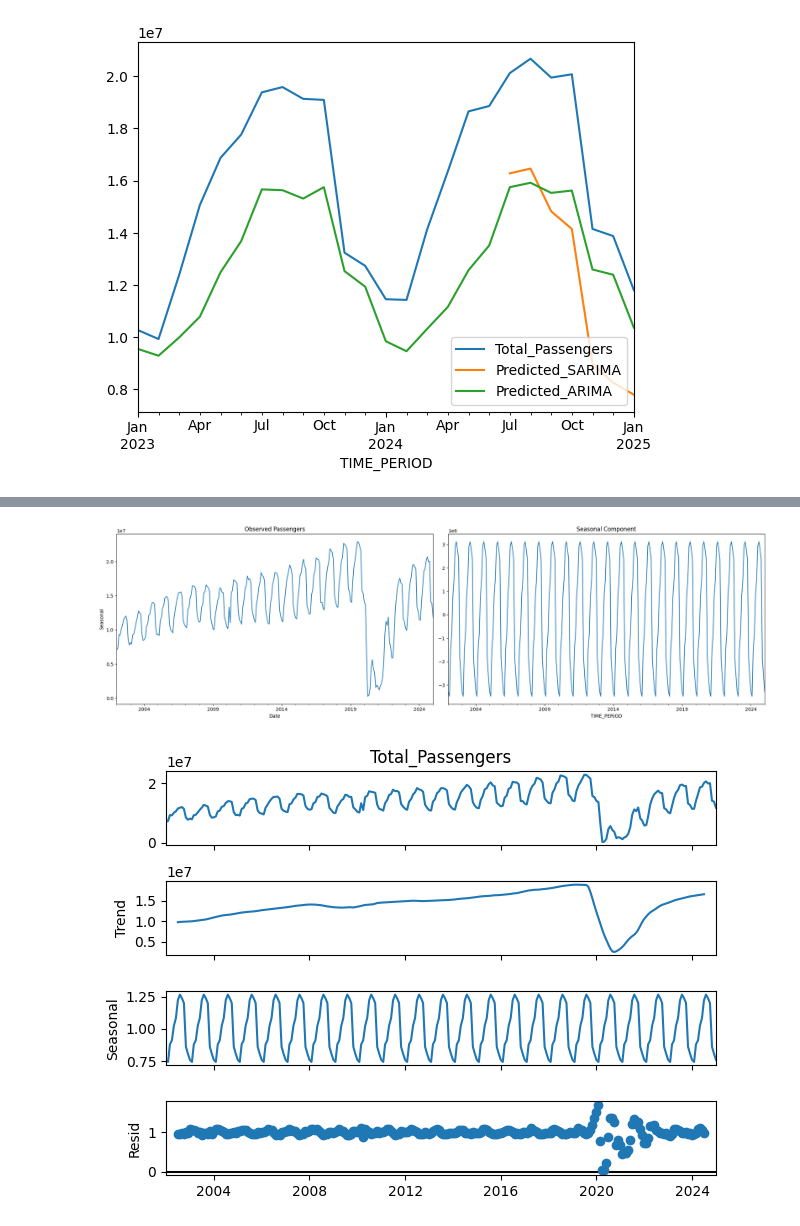
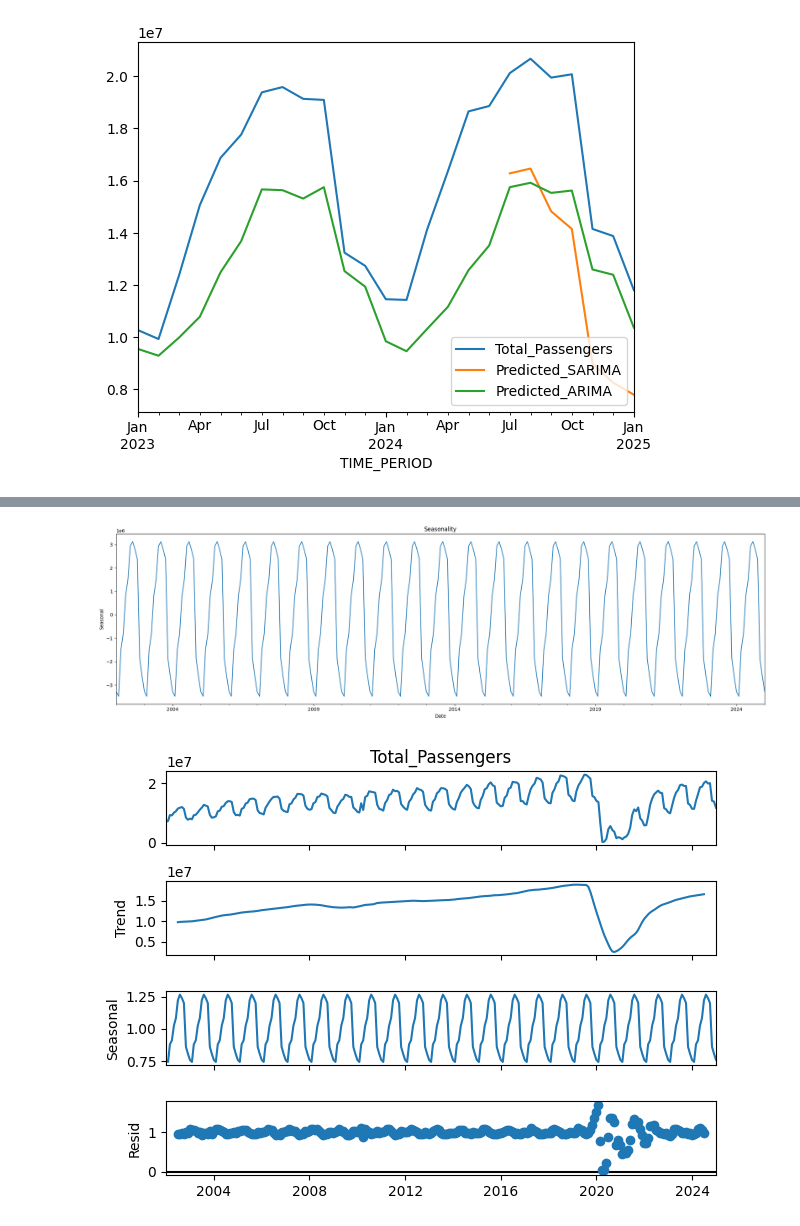
Before and after one commit to Hassan3924/Air-Passenger-Time-Series, a Jupyter notebook: airpassenger.ipynb, the cells around one changed output, grey strips where cells are left out. Saved outputs shown, nothing was run; the diff lists cells and outputs as text; code cells hidden in the pictures.

```diff
--- a/airpassenger.ipynb
+++ b/airpassenger.ipynb
@@ -689,34 +684,34 @@ plt.show()
 # %%
 from statsmodels.tsa.seasonal import seasonal_decompose
 import matplotlib.pyplot as plt
 
 # Extract Total_Passengers as a time series
 total_passengers = ob_cleaned['Total_Passengers']
 
 # Perform seasonal decomposition
 decomposition = seasonal_decompose(total_passengers, model='additive', period=12)
 
 # Create two subplots side by side
-fig, (ax1, ax2) = plt.subplots(1, 2, figsize=(20, 6))  # 1 row, 2 columns
+fig, ax = plt.subplots(figsize=(20, 6))  # 1 row, 2 columns
+
+# # Plot seasonal component on the first subplot
+# decomposition.observed.plot(ax=ax1, title = 'Observed Passengers')
+# ax1.set_xlabel('Date')
+# ax1.set_ylabel('Seasonal')
 
 # Plot seasonal component on the first subplot
-decomposition.observed.plot(ax=ax1, title = 'Observed Passengers')
-ax1.set_xlabel('Date')
-ax1.set_ylabel('Seasonal')
-
-# Plot seasonal component on the first subplot
-decomposition.seasonal.plot(ax=ax2, title='Seasonal Component')
-ax1.set_xlabel('Date')
-ax1.set_ylabel('Seasonal')
+decomposition.seasonal.plot(ax=ax, title='Seasonality')
+ax.set_xlabel('Date')
+ax.set_ylabel('Seasonal')
 
 
 # Adjust layout to prevent overlap
 plt.tight_layout()
 
 # Show the plots
 plt.show()
 # %% [output]
-[figure, old version]
+[figure, new version]
 # %%
 from statsmodels.tsa.seasonal import seasonal_decompose
 import matplotlib.pyplot as plt
```
Also changed, not shown: parts of 15 cells of this notebook.
